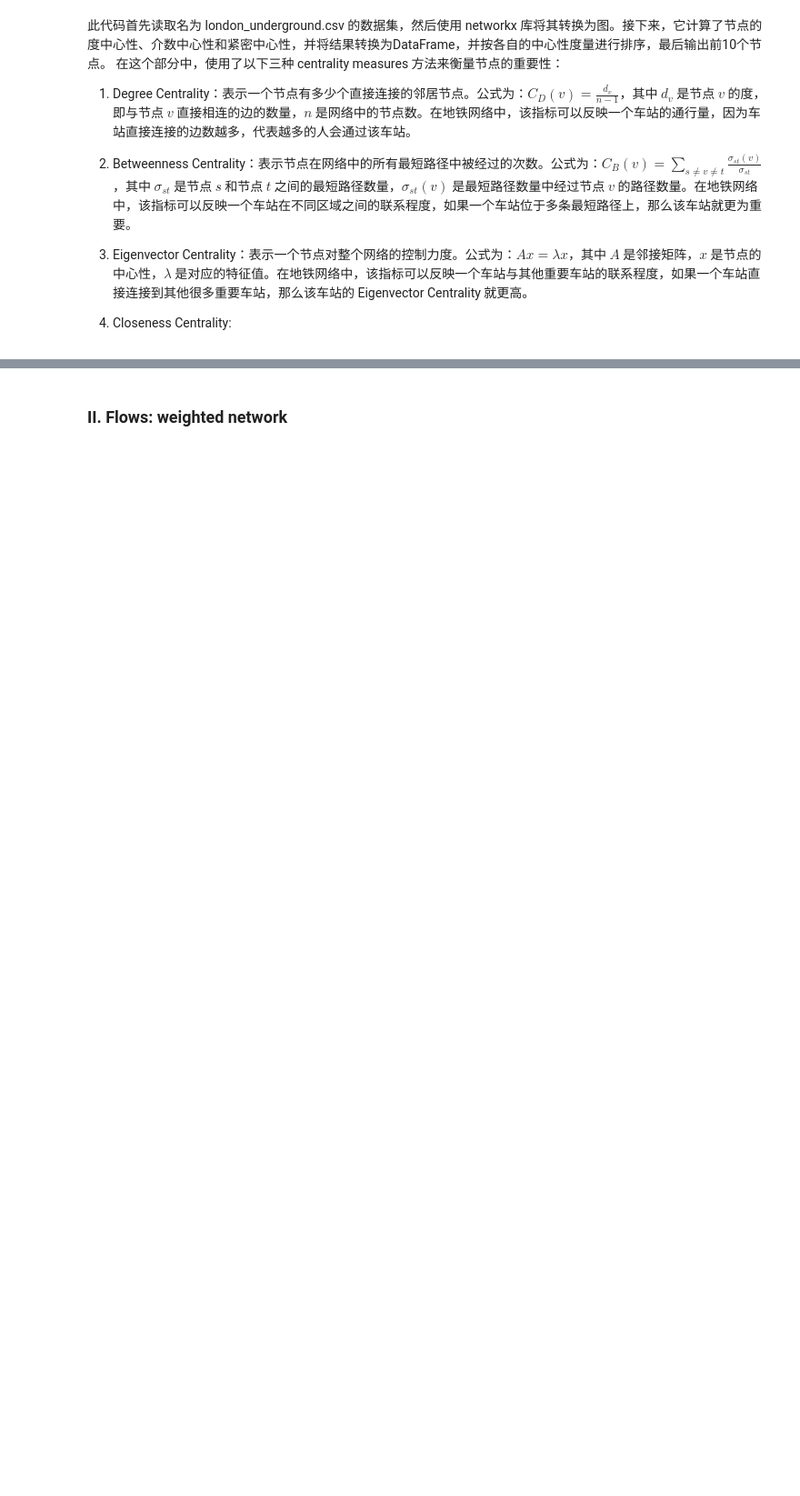
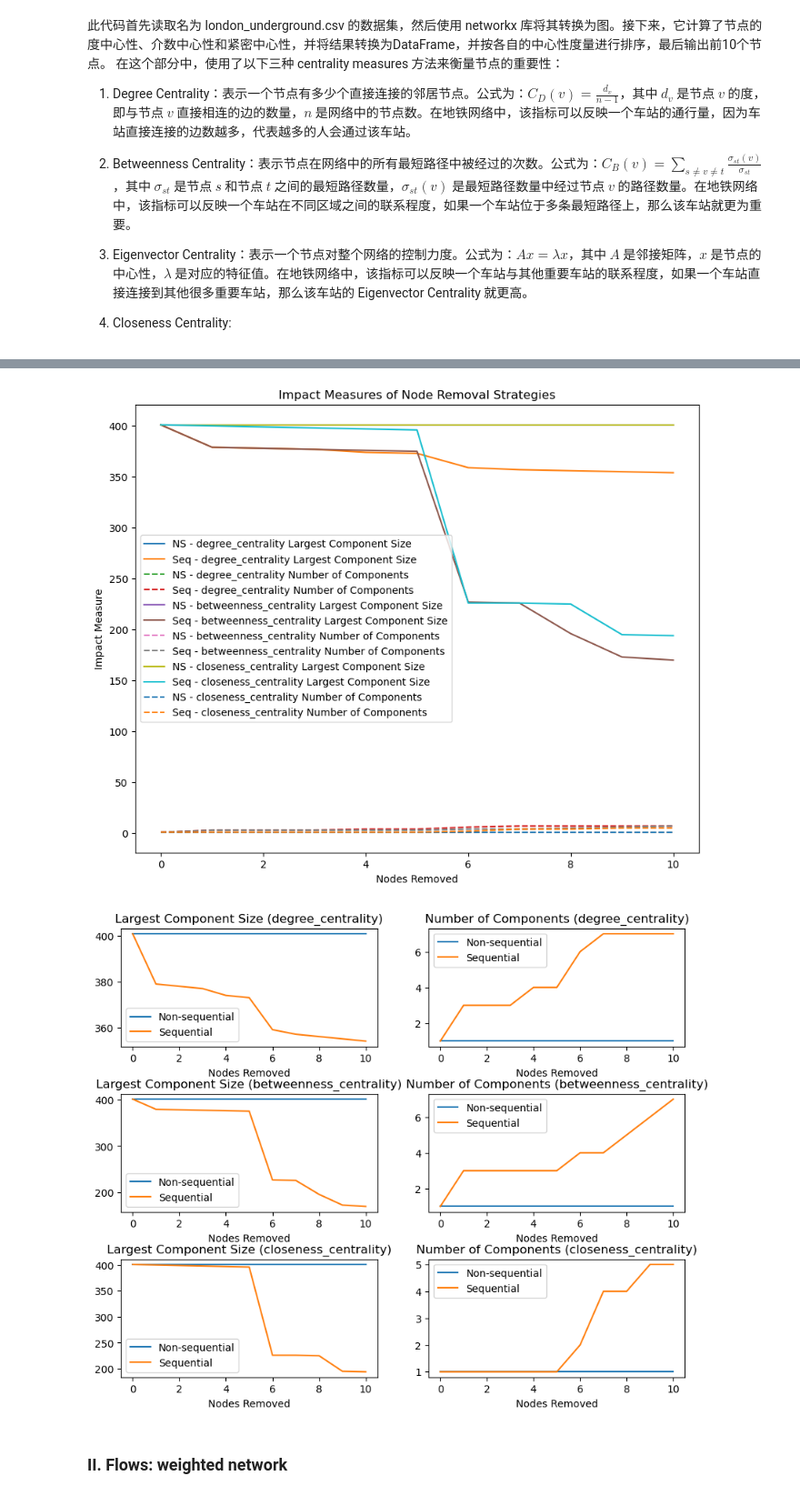
Before and after one commit to ZongheMa/CASA0002_Urban_Simulation, a Jupyter notebook: Urban Simulation Assessment.ipynb, the cells around one changed output, grey strips where cells are left out. Shown at 91% size. Saved outputs shown, nothing was run; the diff lists cells and outputs as text; code cells hidden in the pictures; blank space fills up the shorter version.

```diff
--- a/Urban Simulation Assessment.ipynb
+++ b/Urban Simulation Assessment.ipynb
@@ -103,14 +37,10 @@ See the caveats in the documentation: https://pandas.pydata.org/pandas-docs/stab
 # %%
-# 创建图
-# G = nx.from_pandas_edgelist(df, 'station_origin', 'station_destination', ['distance'])
-G = nx.read_graphml('/Users/zonghe/Documents/Modules/Term2/CASA0002 Urban Simulation/week10/week10practice/outputs/london.graph')
-
 
 # 计算节点度中心性、介数中心性和紧密中心性
-deg_cen = nx.degree_centrality(G)
-bet_cen = nx.betweenness_centrality(G)
+deg_cen = nx.degree_centrality(G.copy())
+bet_cen = nx.betweenness_centrality(G.copy())
 # eig_cen = nx.eigenvector_centrality(G)
-clo_cen = nx.closeness_centrality(G)
+clo_cen = nx.closeness_centrality(G.copy())
 
 # 将结果转化为DataFrame并排序
 deg_cen_df = pd.DataFrame(list(deg_cen.items()), columns=['station', 'degree_centrality'])
@@ -122,8 +52,8 @@ bet_cen_df = bet_cen_df.sort_values('betweenness_centrality', ascending=False).r
 # eig_cen_df = pd.DataFrame(list(eig_cen.items()), columns=['station', 'closeness_centrality'])
 # eig_cen_df = eig_cen_df.sort_values('closeness_centrality', ascending=False).reset_index(drop=True)
 
-clo_cen_df = pd.DataFrame(list(clo_cen.items()), columns=['station', 'betweenness_centrality'])
-clo_cen_df = clo_cen_df.sort_values('betweenness_centrality', ascending=False).reset_index(drop=True)
+clo_cen_df = pd.DataFrame(list(clo_cen.items()), columns=['station', 'closeness_centrality'])
+clo_cen_df = clo_cen_df.sort_values('closeness_centrality', ascending=False).reset_index(drop=True)
 
 # 输出前10个节点
 print("Top 10 ranked nodes for Degree Centrality:\n", deg_cen_df.head(10))
@@ -302,2 +181,63 @@ plt.show()
+# %%
+#Define the centrality measures to use
+centrality_measures = [nx.degree_centrality, nx.betweenness_centrality, nx.closeness_centrality]
+
+# Initialize lists to store results for each centrality measure
+ns_num_components = []
+ns_largest_component_size = []
+seq_num_components = []
+seq_largest_component_size = []
+
+# Perform node removal for each centrality measure using both non-sequential and sequential strategies
+for centrality_measure in centrality_measures:
+    # Perform non-sequential removal
+    ns_components, ns_size = nonseq_removal(G, centrality_measure,10)
+    ns_num_components.append(ns_components)
+    ns_largest_component_size.append(ns_size)
+
+    # Perform sequential removal
+    seq_components, seq_size = seq_removal(G, centrality_measure,10)
+    seq_num_components.append(seq_components)
+    seq_largest_component_size.append(seq_size)
+
+# Plot the impact measures for each strategy and centrality measure in one plot
+plt.figure(figsize=(10, 8))
+for i in range(len(centrality_measures)):
+    plt.plot(ns_largest_component_size[i], label=f'NS - {centrality_measures[i].__name__} Largest Component Size')
+    plt.plot(seq_largest_component_size[i], label=f'Seq - {centrality_measures[i].__name__} Largest Component Size')
+    plt.plot(ns_num_components[i], linestyle='--', label=f'NS - {centrality_measures[i].__name__} Number of Components')
+    plt.plot(seq_num_components[i], linestyle='--',
+             label=f'Seq - {centrality_measures[i].__name__} Number of Components')
+plt.title('Impact Measures of Node Removal Strategies')
+plt.xlabel('Nodes Removed')
+plt.ylabel('Impact Measure')
+plt.legend()
+
+plt.show()
+
+# Plot the impact measures for each strategy and centrality measure for better understanding and analysis
+plt.figure(figsize=(10, 8))
+for i in range(len(centrality_measures)):
+    plt.subplot(3, 2, 2 * i + 1)
+    plt.plot(ns_largest_component_size[i], label='Non-sequential')
+    plt.plot(seq_largest_component_size[i], label='Sequential')
+    plt.title(f'Largest Component Size ({centrality_measures[i].__name__})')
+    plt.xlabel('Nodes Removed')
+    # plt.ylabel('Size of Largest Component')
+    plt.legend()
+
+    plt.subplot(3, 2, 2 * i + 2)
+    plt.plot(ns_num_components[i], label='Non-sequential')
+    plt.plot(seq_num_components[i], label='Sequential')
+    plt.title(f'Number of Components ({centrality_measures[i].__name__})')
+    plt.xlabel('Nodes Removed')
+    # plt.ylabel('Number of Component')
+    plt.legend()
+
+plt.subplots_adjust(hspace=0.4)
+plt.show()
+# %% [output]
+[figure, added]
+[figure, added]
 # %% [markdown]
 ### II. Flows: weighted network
```
Also changed, not shown: parts of 37 cells of this notebook.
